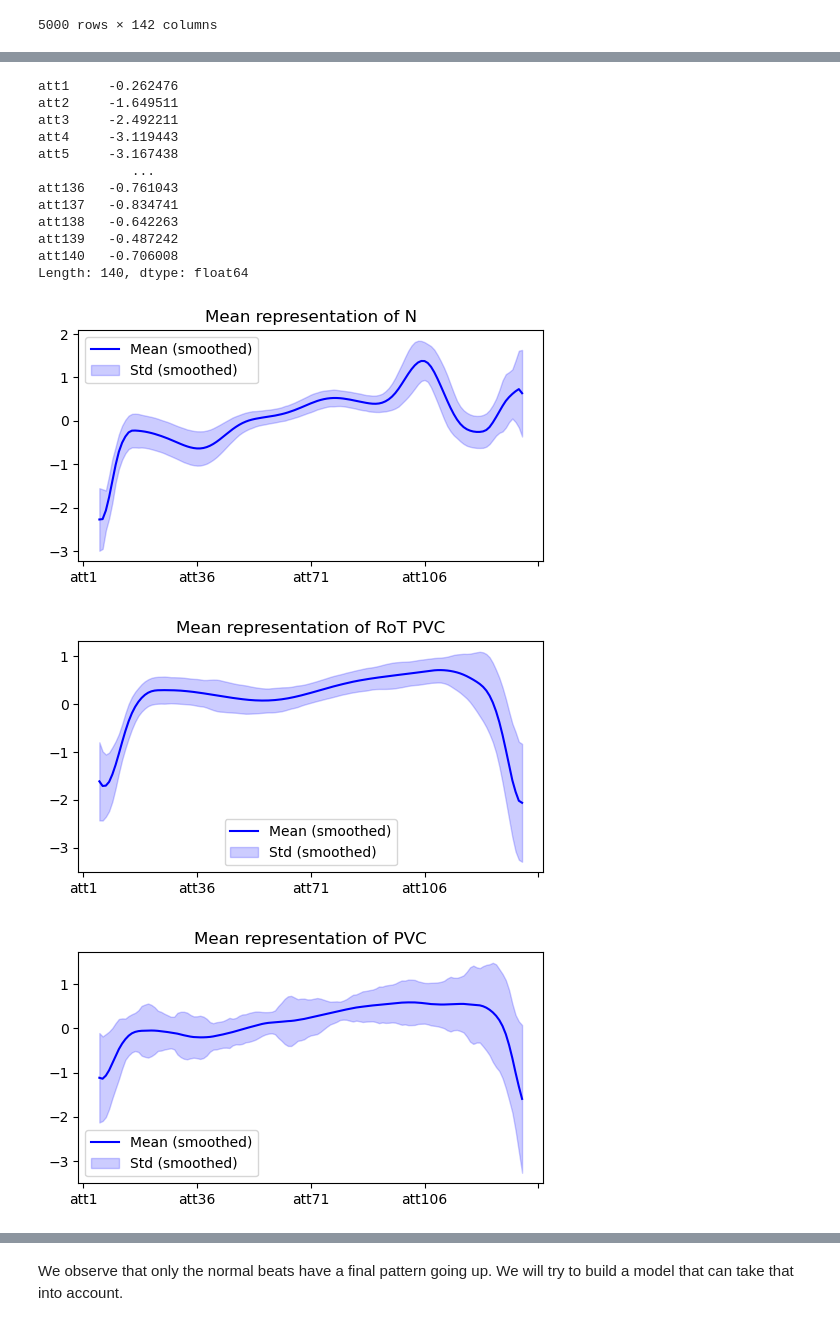
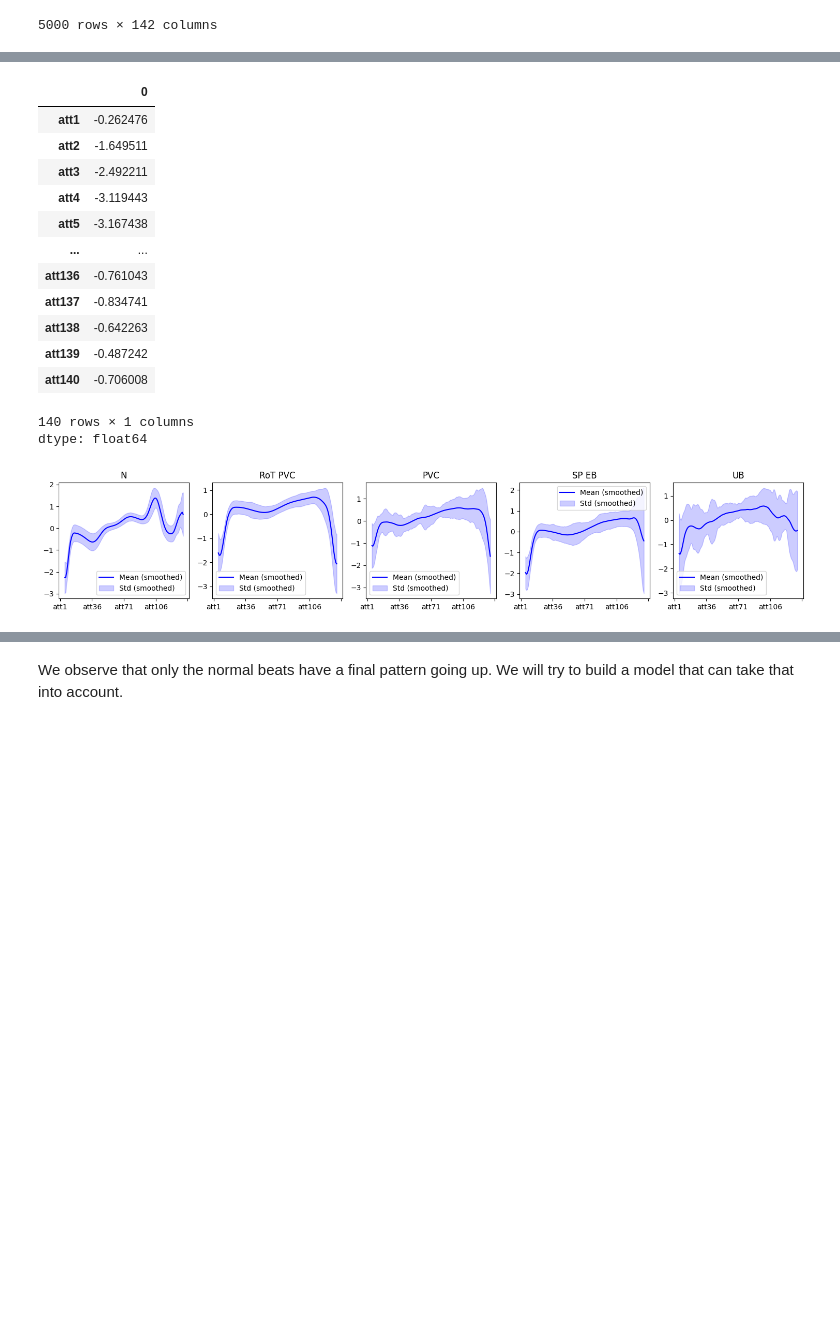
Before and after one commit to Clement1103/data_science_projects, a Jupyter notebook: DL_projects/anomaly_hearthbeats_detc/hearthbeats_anomaly_detection.ipynb, the cells around one changed output, grey strips where cells are left out. Saved outputs shown, nothing was run; the diff lists cells and outputs as text; code cells hidden in the pictures; blank space fills up the shorter version.

```diff
--- a/DL_projects/anomaly_hearthbeats_detc/hearthbeats_anomaly_detection.ipynb
+++ b/DL_projects/anomaly_hearthbeats_detc/hearthbeats_anomaly_detection.ipynb
@@ -11,8 +24,10 @@ RANDOM_SEED = 11
 # %% [markdown]
 https://www.timeseriesclassification.com/description.php?Dataset=ECG5000
 # %%
-data_train = arff.loadarff('./ECG5000/ECG5000_TRAIN.arff')
-data_test = arff.loadarff('./ECG5000/ECG5000_TEST.arff')
+# data_train = arff.loadarff('./ECG5000/ECG5000_TRAIN.arff')
+# data_test = arff.loadarff('./ECG5000/ECG5000_TEST.arff')
+data_train = arff.loadarff('ECG5000_TRAIN.arff')
+data_test = arff.loadarff('ECG5000_TEST.arff')
 df = pd.concat([pd.DataFrame(data_train[0]), pd.DataFrame(data_test[0])], axis = 'index')
 # %%
 df
@@ -64,7 +79,7 @@ df
 | 4499 | 0.728813 | 0.192597 | -0.733884 | -1.779456 | -2.345908 | -2.977565 | -3.380053 | -3.417164 | -3.030925 | -2.313867 | ... | ... |
 5000 rows × 142 columns
 # %%
-#df = df.sample(frac = 1)
+df = df.sample(frac = 1)
 # %%
 df
 # %% [output]
@@ -98,25 +113,26 @@ dff = df.drop(['target', 'target_formated', 'Normal'], axis='columns')
 # %%
 dff.mean(axis = 'index')
 # %% [output]
+|  | 0 |
+| att1 | -0.262476 |
+| att2 | -1.649511 |
+| att3 | -2.492211 |
+| att4 | -3.119443 |
+| att5 | -3.167438 |
+| ... | ... |
+| att136 | -0.761043 |
+| att137 | -0.834741 |
+| att138 | -0.642263 |
+| att139 | -0.487242 |
+| att140 | -0.706008 |
-att1     -0.262476
-att2     -1.649511
-att3     -2.492211
-att4     -3.119443
-att5     -3.167438
-            ...
-att136   -0.761043
-att137   -0.834741
-att138   -0.642263
-att139   -0.487242
-att140   -0.706008
-Length: 140, dtype: float64
+140 rows × 1 columns
+dtype: float64
 # %%
 def plot_serie(data, class_name, window=10):
     mean = data.mean(axis='index')
     std = data.std(axis='index')
     mean_smooth = mean.rolling(window=window, center=True).mean()
     std_smooth = std.rolling(window=window, center=True).mean()
-    plt.figure(figsize=(6, 3))
     plt.plot(mean_smooth, label='Mean (smoothed)', color='blue')
     plt.fill_between(range(data.shape[1]),
                      mean_smooth - std,
@@ -126,4 +142,3 @@ def plot_serie(data, class_name, window=10):
     plt.title('Mean representation of ' + class_name)
     plt.legend()
     plt.xticks(np.linspace(0, len(mean), 5))
-    plt.show()
@@ -138,8 +145,12 @@ std_smooth.dropna(inplace=True)
 # %%
-for class_name in classes:
-    df_tmp = df[df.target_formated==class_name].drop(['target', 'target_formated', 'Normal'], axis='columns')
+plt.figure(figsize=(15, 3))
+for i, class_name in enumerate(classes):
+    df_tmp = df[df.target_formated == class_name].drop(['target', 'target_formated', 'Normal'], axis='columns')
+    plt.subplot(1, len(classes), i + 1)
     plot_serie(df_tmp, class_name)
+    plt.title(class_name)
+
+plt.tight_layout()
+plt.show()
 # %% [output]
-[figure, old version]
+[figure, new version]
-[figure, removed]
-[figure, removed]
```
Also changed, not shown: parts of 31 cells of this notebook, 2 other files.
